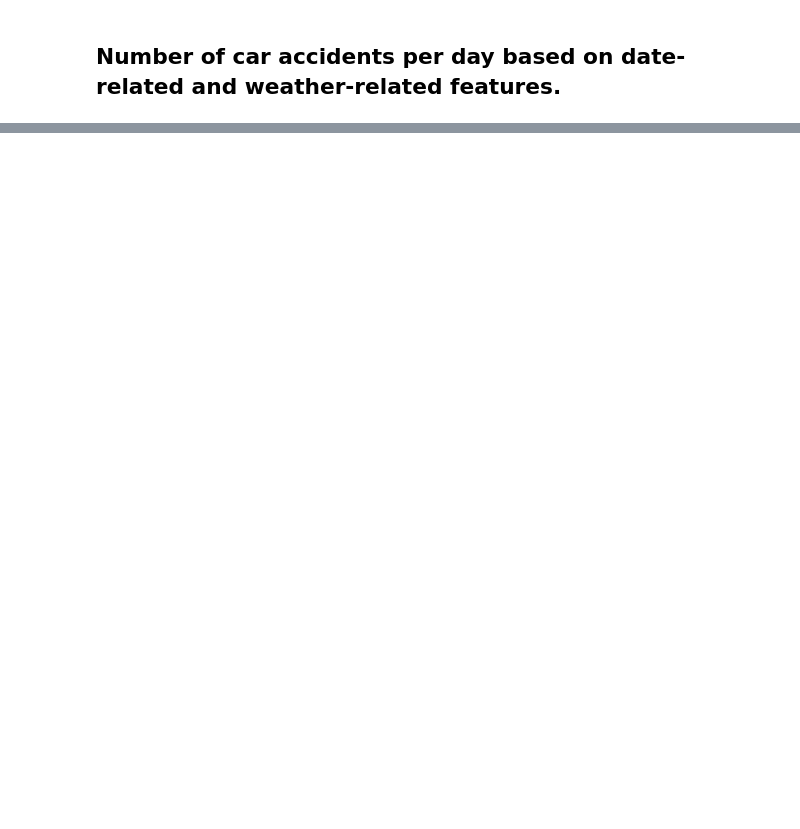
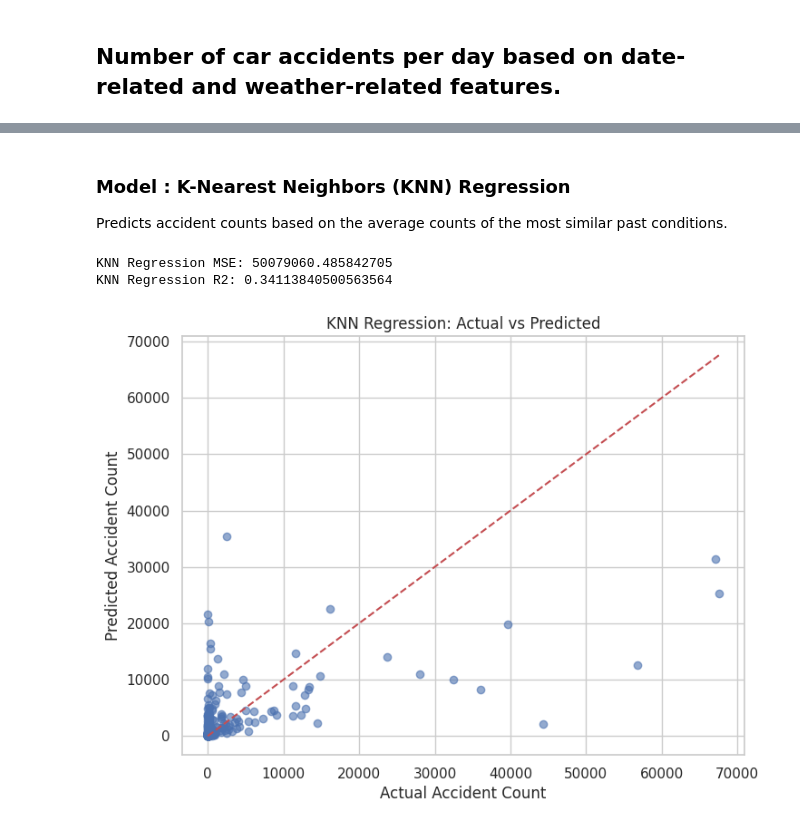
Before and after one commit to elina-nussbaum/Naya2025-Regression-Analysis-US-Accidents-2016-2023, a Jupyter notebook: naya-ds25-regression-marina-elina.ipynb, the cells around one changed output, grey strips where cells are left out. Saved outputs shown, nothing was run; the diff lists cells and outputs as text; code cells hidden in the pictures; blank space fills up the shorter version.

```diff
--- a/naya-ds25-regression-marina-elina.ipynb
+++ b/naya-ds25-regression-marina-elina.ipynb
@@ -929,0 +1007,18 @@ R^2 Score: 0.147796569603728
+# %% [markdown]
+### Model : K-Nearest Neighbors (KNN) Regression
+Predicts accident counts based on the average counts of the most similar past conditions.
+# %%
+knn = KNeighborsRegressor(n_neighbors=5)
+knn.fit(X_train, y_train)
+
+# Predict
+y_pred_knn = knn.predict(X_test)
+
+# Evaluate
+print('KNN Regression MSE:', mean_squared_error(y_test, y_pred_knn))
+print('KNN Regression R2:', r2_score(y_test, y_pred_knn))
+plot_predictions(y_test, y_pred_knn, 'KNN Regression')
+# %% [output]
+KNN Regression MSE: 50079060.485842705
+KNN Regression R2: 0.34113840500563564
+[figure, added]
```
Also changed, not shown: parts of 32 cells of this notebook.
